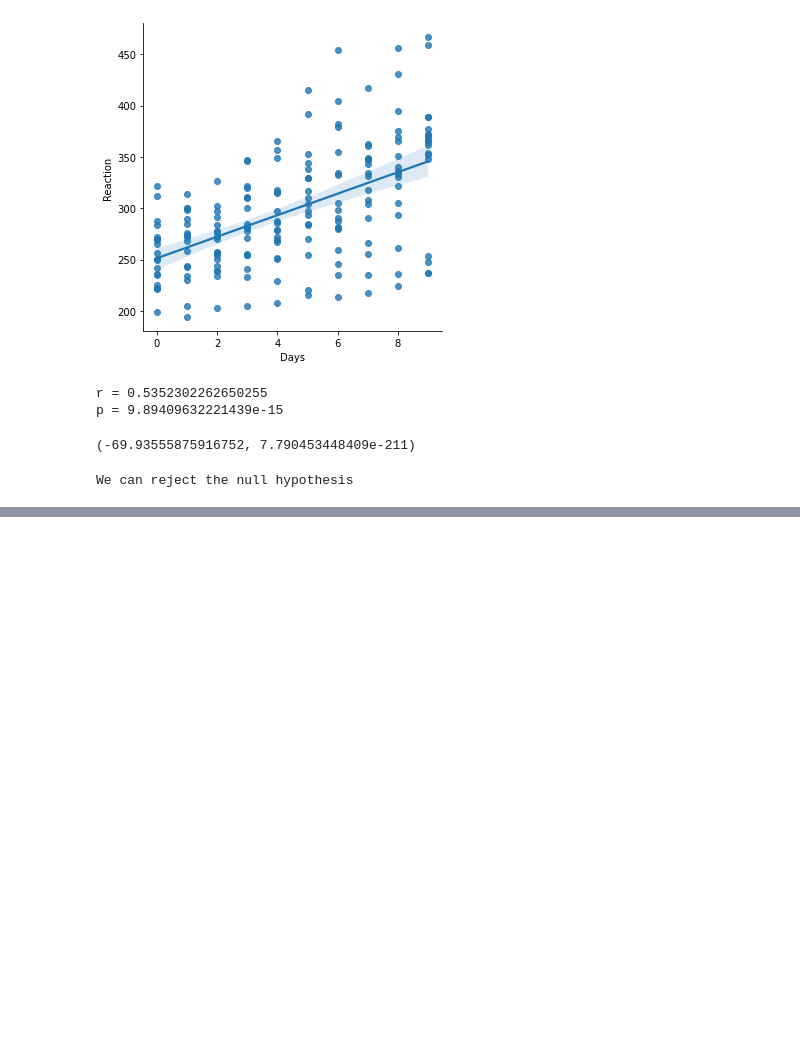
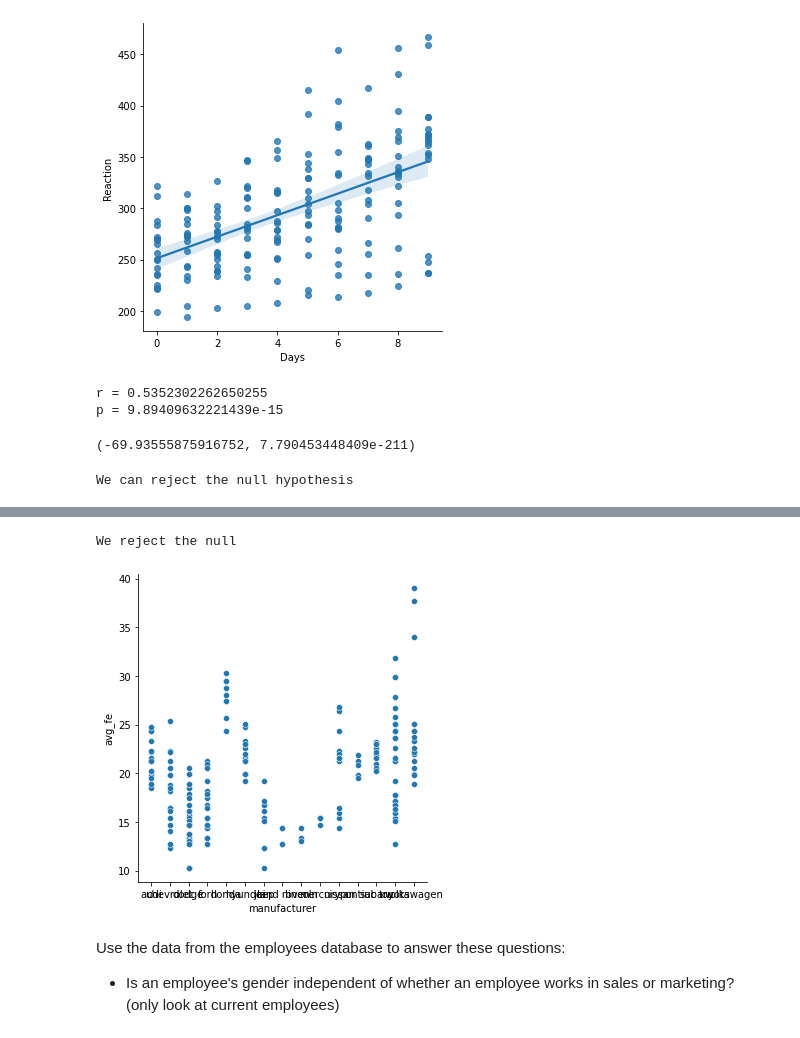
Before and after one commit to Larry-Holmes/statistics-exercises, a Jupyter notebook: hypothesis_testing.ipynb, the cells around one changed output, grey strips where cells are left out. Drawn from its saved outputs; the diff is of its cells as text; code cells hidden in the pictures; blank space fills up the shorter version.

```diff
--- a/hypothesis_testing.ipynb
+++ b/hypothesis_testing.ipynb
@@ -598,0 +647,3 @@ We can reject the null hypothesis
+# %%
+mpg = data('mpg')
+mpg
@@ -598,0 +664,3 @@ We can reject the null hypothesis
+# %%
+mpg['avg_fe'] = stats.hmean(mpg[['cty','hwy']], axis=1)
+mpg
@@ -598,0 +773,16 @@ We can reject the null hypothesis
+# %%
+if p < 0.05:
+    print('We reject the null')
+else:
+    print("we fail to reject the null")
+# %% [output]
+We reject the null
+# %%
+sns.relplot(data = mpg,x='manufacturer',y='avg_fe')
+plt.show()
+# %% [output]
+[figure, added]
+# %% [markdown]
+Use the data from the employees database to answer these questions:
+
+- Is an employee's gender independent of whether an employee works in sales or marketing? (only look at current employees)
```
Also changed, not shown: parts of 28 cells of this notebook.
